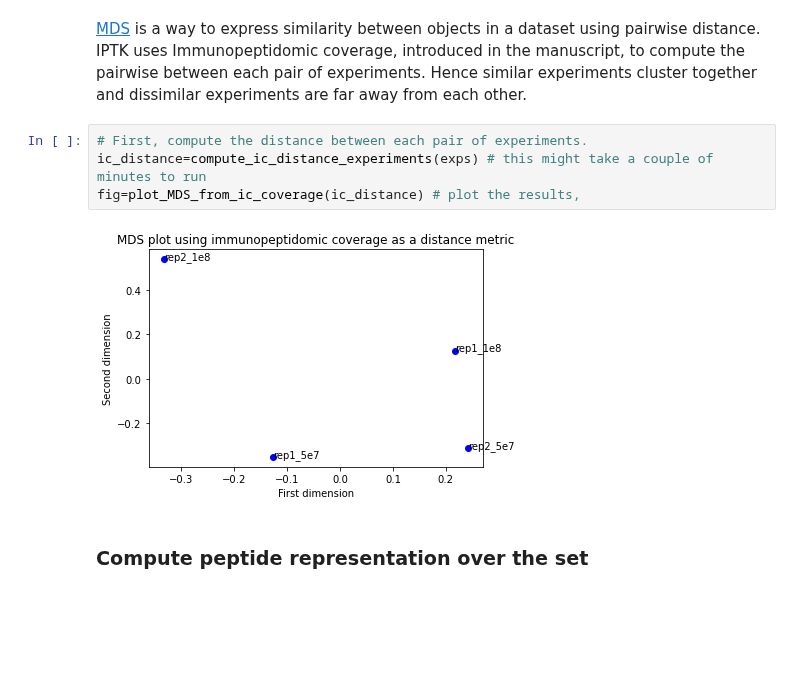
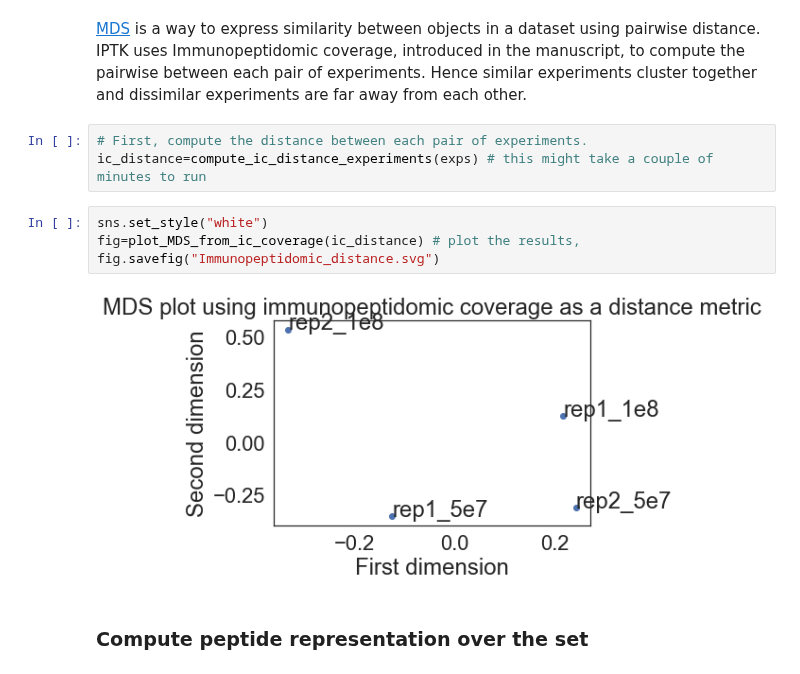
Before and after one commit to ikmb/iptoolkit, a Jupyter notebook: Tutorials/Tutorial_three_comparing_different_experiments.ipynb, the cells around one changed output. Saved outputs shown, nothing was run; the diff lists cells and outputs as text; blank space fills up the shorter version.

```diff
--- a/Tutorials/Tutorial_three_comparing_different_experiments.ipynb
+++ b/Tutorials/Tutorial_three_comparing_different_experiments.ipynb
@@ -119,9 +148,12 @@ fig=plot_overlap_heatmap(peptide_overlap,plotting_kwargs={"cmap":"Blues","annot_
 # %%
 # First, compute the distance between each pair of experiments.
 ic_distance=compute_ic_distance_experiments(exps) # this might take a couple of minutes to run
-fig=plot_MDS_from_ic_coverage(ic_distance) # plot the results,
-# %% [output]
-[figure, removed]
+# %%
+sns.set_style("white")
+fig=plot_MDS_from_ic_coverage(ic_distance) # plot the results,
+fig.savefig("Immunopeptidomic_distance.svg")
+# %% [output]
+[figure, added]
 # %% [markdown]
 ### Compute peptide representation over the set
 # %% [markdown]
```
Also changed, not shown: parts of 12 cells of this notebook, 13 other files.
